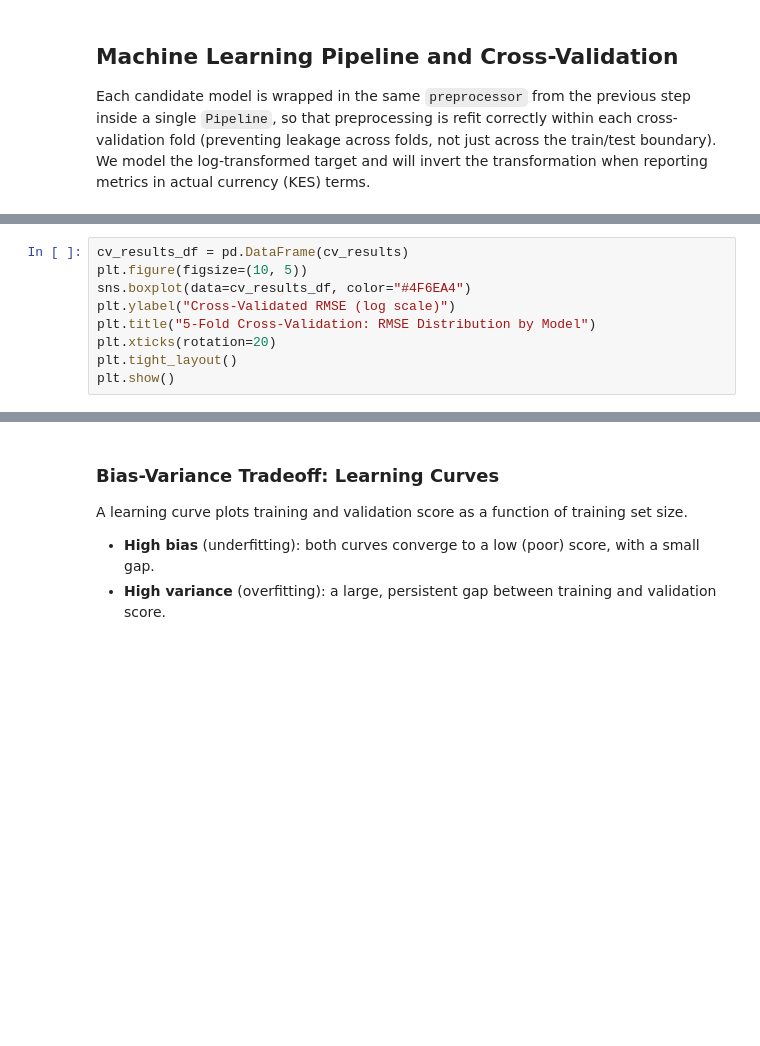
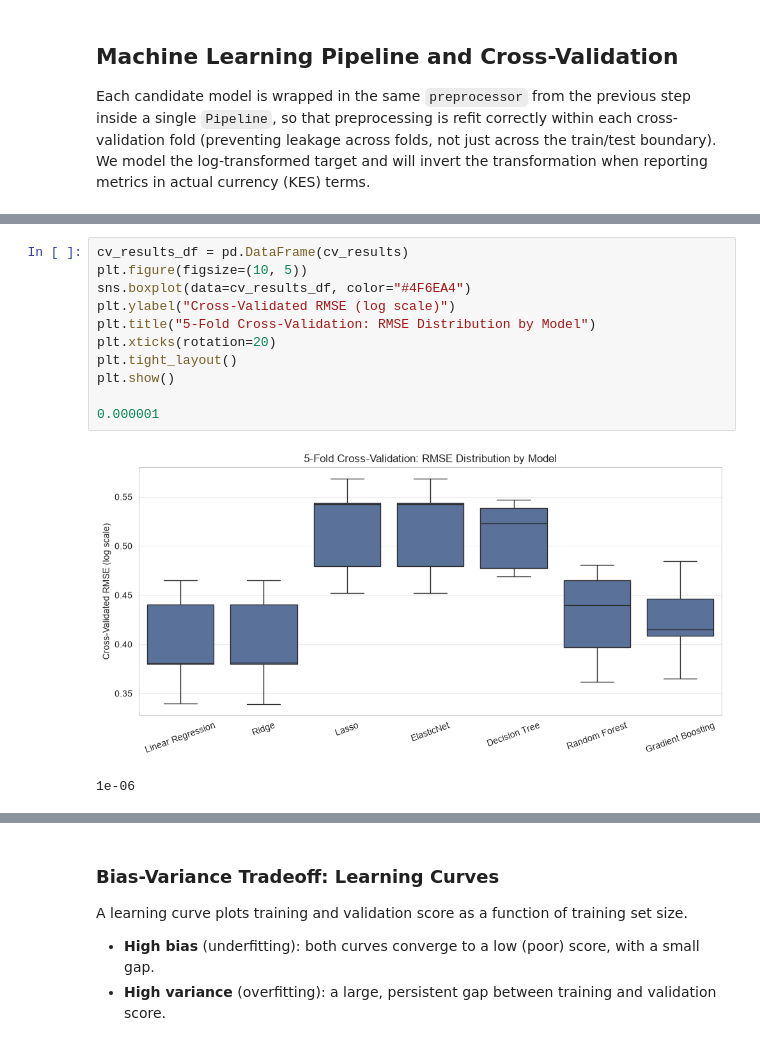
Before and after one commit to course-files/RegressionAndClassification, a Jupyter notebook: 1_regression.ipynb, the cells around one changed output, grey strips where cells are left out. Cells and saved outputs as stored; diff of their text form; blank space fills up the shorter version.

```diff
--- a/1_regression.ipynb
+++ b/1_regression.ipynb
@@ -1005,9 +1223,14 @@ for name, model in models.items():
 # %%
 cv_results_df = pd.DataFrame(cv_results)
 plt.figure(figsize=(10, 5))
 sns.boxplot(data=cv_results_df, color="#4F6EA4")
 plt.ylabel("Cross-Validated RMSE (log scale)")
 plt.title("5-Fold Cross-Validation: RMSE Distribution by Model")
 plt.xticks(rotation=20)
 plt.tight_layout()
 plt.show()
+
+0.000001
+# %% [output]
+[figure, added]
+1e-06
```
Also changed, not shown: parts of 52 cells of this notebook.
